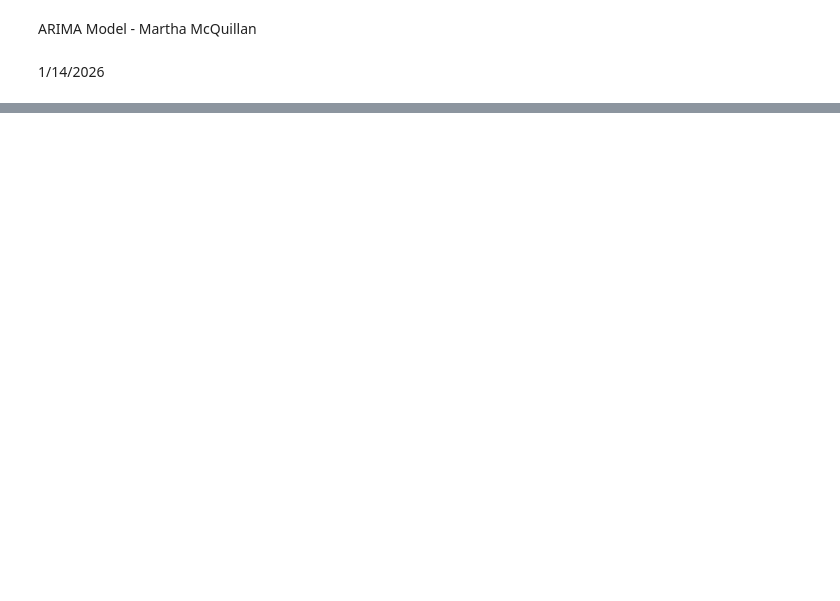
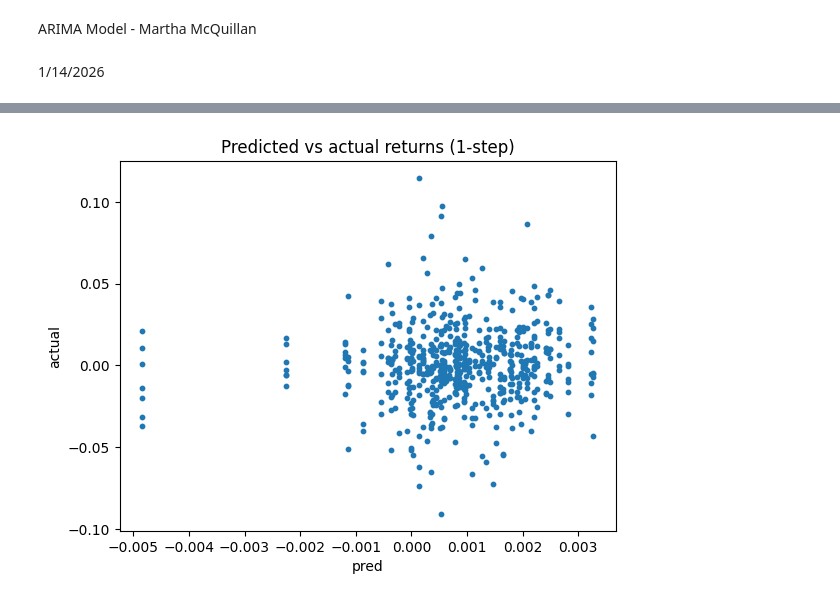
Before and after one commit to m4rthaswur1d/crypto-arima, a Jupyter notebook: notebooks/02_arima_model.ipynb, the cells around one changed output, grey strips where cells are left out. Drawn from its saved outputs; the diff is of its cells as text; code cells hidden in the pictures; blank space fills up the shorter version.

```diff
--- a/notebooks/02_arima_model.ipynb
+++ b/notebooks/02_arima_model.ipynb
@@ -43,0 +100,15 @@ results.sort_values("bic")
+# %%
+import pandas as pd
+import matplotlib.pyplot as plt
+
+actuals = pd.Series(bt["actuals"])
+preds   = pd.Series(bt["preds"])
+
+plt.figure()
+plt.scatter(preds, actuals, s=10)
+plt.title("Predicted vs actual returns (1-step)")
+plt.xlabel("pred")
+plt.ylabel("actual")
+plt.show()
+# %% [output]
+[figure, added]
```
Also changed, not shown: parts of 10 cells of this notebook, 1 other file.
